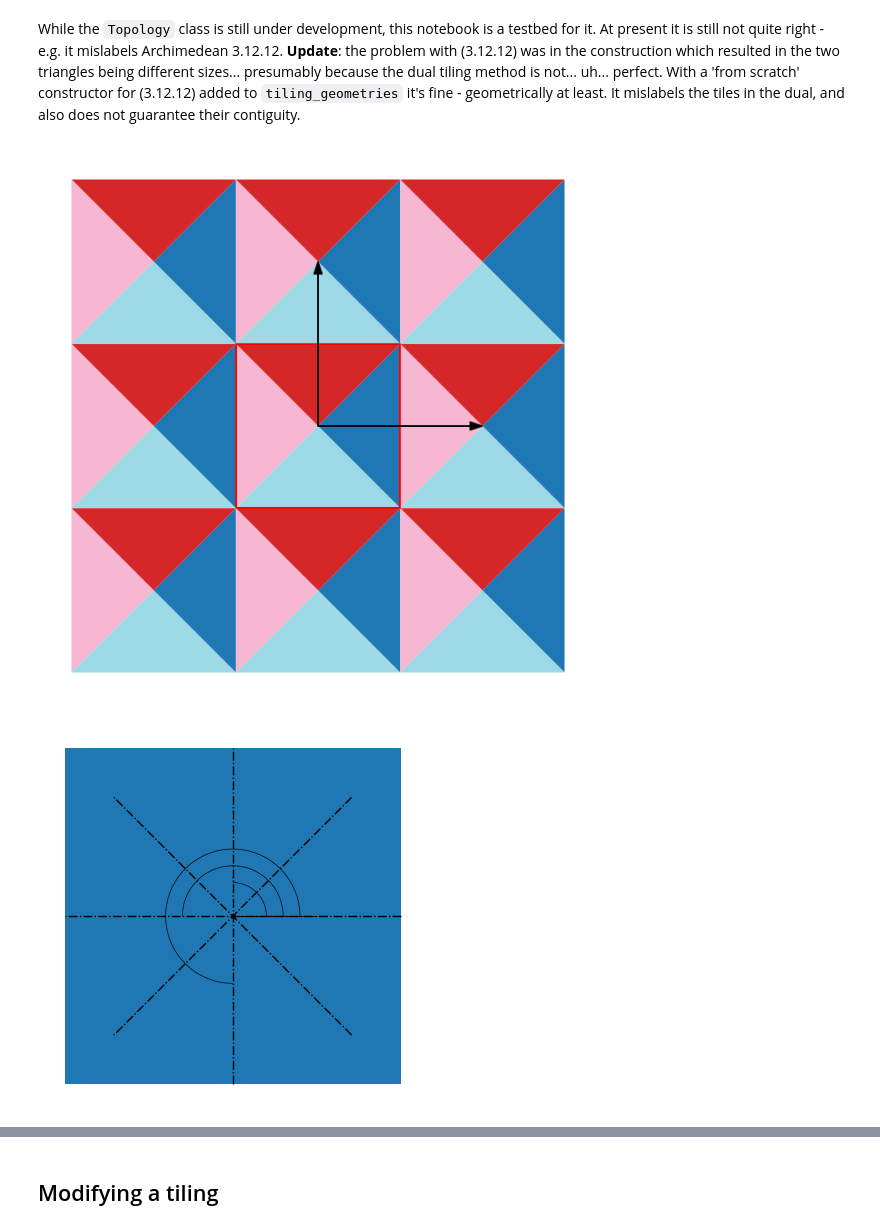
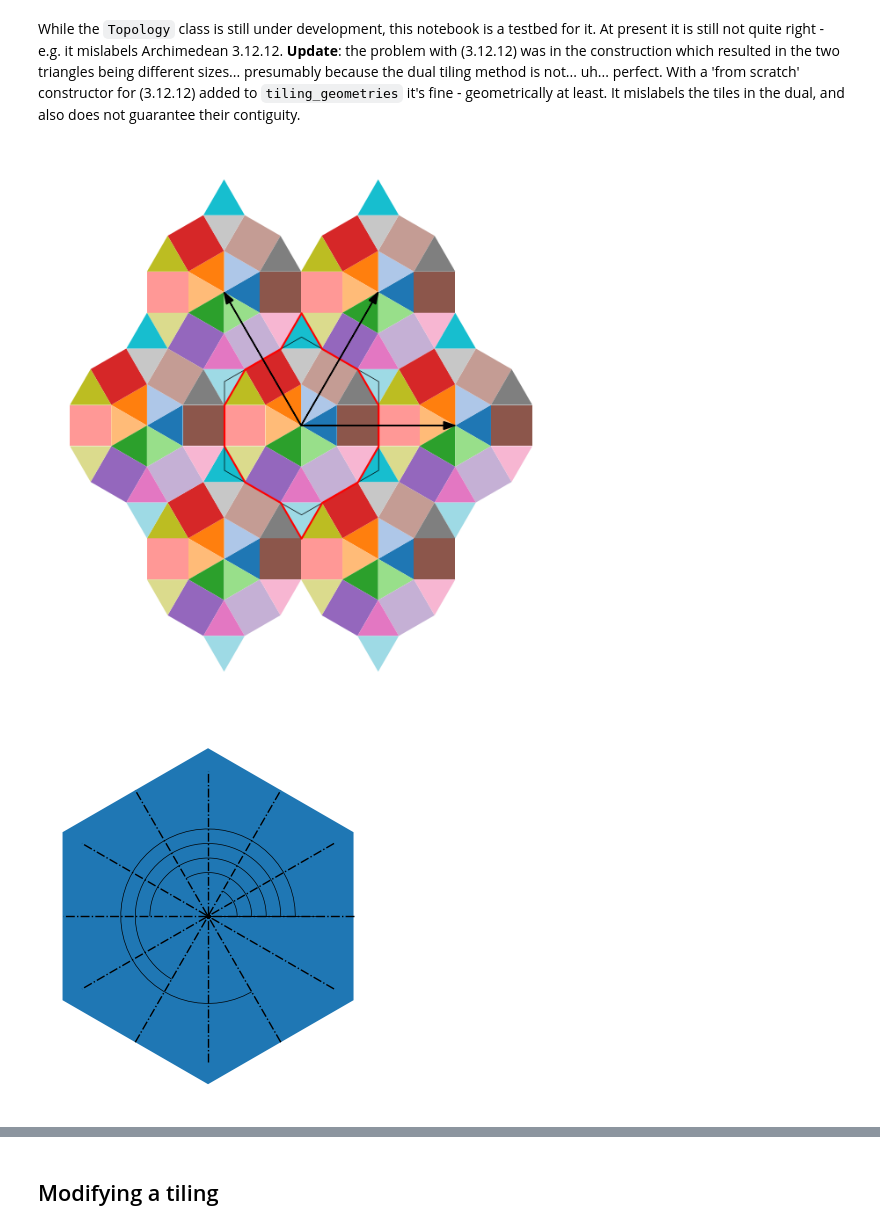
Before and after one commit to DOSull/weavingspace, a Jupyter notebook: examples/topology-working.ipynb, the cells around one changed output, grey strips where cells are left out. Saved outputs shown, nothing was run; the diff lists cells and outputs as text; code cells hidden in the pictures.

```diff
--- a/examples/topology-working.ipynb
+++ b/examples/topology-working.ipynb
@@ -34,27 +34,27 @@ tile.setup_vectors((-s/2, s/2), (s, s/2))
 tile.prototile = tile.get_prototile_from_vectors()
 tile.regularised_prototile = copy.deepcopy(tile.tiles[["geometry"]])
 # %%
-tile = TileUnit(tiling_type = "lave", code = "4.8.8", spacing = 2000)
-# tile = TileUnit(tiling_type = "chavey", code = "K", spacing = 2000)
+# tile = TileUnit(tiling_type = "lave", code = "4.8.8", spacing = 2000)
+tile = TileUnit(tiling_type = "chavey", code = "K", spacing = 2000)
 # tile = TileUnit(tiling_type = "star2", code = "66", point_angle = 30, spacing = 2000)
 # tile = TileUnit(tiling_type = "hex-dissection", n = 9, offset = 1, offset_angle = 30, spacing = 2000)
 # tile = TileUnit(tiling_type = "hex-slice", n = 12, offset = 0, spacing = 2000)
 # tile = TileUnit(tiling_type = "archimedean", code = "3.3.4.3.4", spacing = 2000)
 # tile = TileUnit(tiling_type = "archi", code = "3.12.12", spacing = 2000)
 # tile = TileUnit(tiling_type = "archimedean", code = "4.8.8", spacing = 2000)
 # tile = TileUnit(tiling_type = "cairo", n = 3, spacing = 2000)
 # tile = TileUnit(tiling_type = "square-colouring", n = 4, spacing = 2000) #.transform_skew(20).transform_scale(1.2)
 # tile = TileUnit(tiling_type = "hex-colouring", n = 4, spacing = 2000).transform_rotate(90)
 # tile = WeaveUnit(weave_type = "plain", n = 2, strands = "a|d", aspect = 1, spacing = 2000)
 # tile = WeaveUnit(weave_type = "basket", n = 3, strands = "abc|def", spacing = 2000)
 # tile = WeaveUnit(weave_type = "twill", n = 2, strands = "ac|bd", spacing = 2000)
 # tile = TileUnit(base_shape = TileShape.TRIANGLE, spacing = 2000)
 ax = tile.plot(r = 1, show_reg_prototile = True, show_prototile = True,
                cmap = "tab20", show_ids = False, r_alpha = 1,
                show_vectors = True)
 ax.set_axis_off()
 # %% [output]
-[figure, old version]
+[figure, new version]
 # %%
 s = Symmetries(tile.prototile.geometry[0])
 ax = tile.prototile.geometry.plot()
@@ -65,7 +65,7 @@ for j, symm in enumerate(s.symmetries):
             add_title = False)
   ax.set_axis_off()
 # %% [output]
-[figure, old version]
+[figure, new version]
 # %%
 topo = Topology(tile, ignore_tile_ids = True)
 # %%
```
Also changed, not shown: parts of 6 cells of this notebook, 1 other file.
